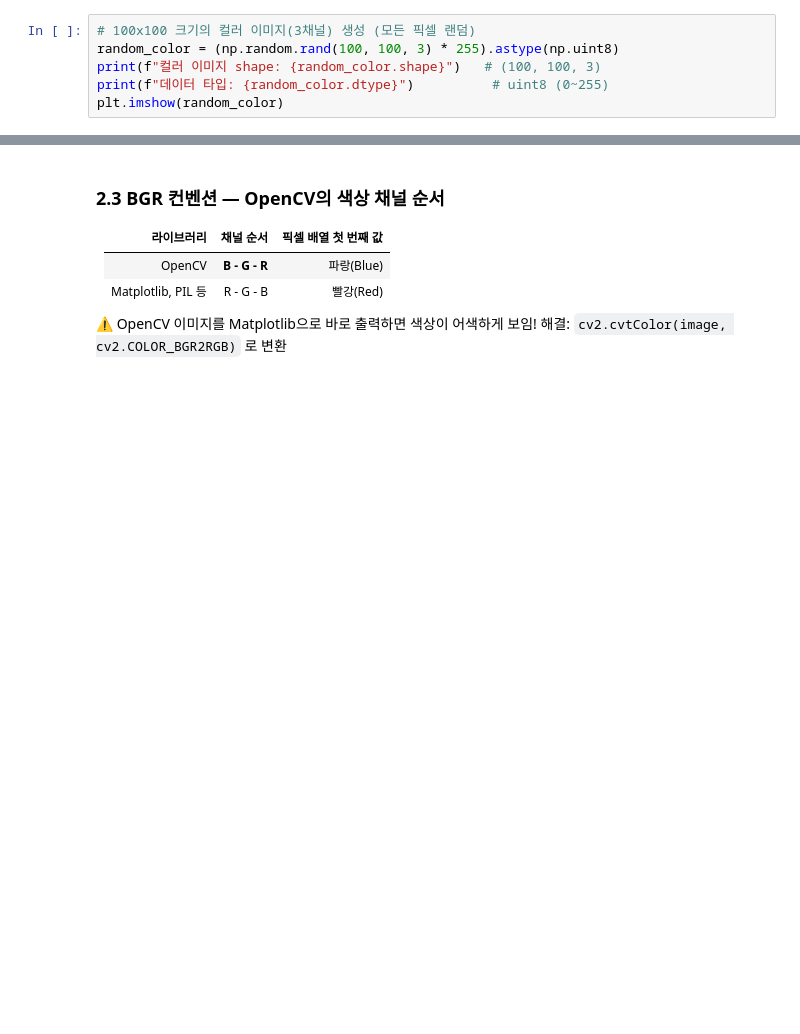
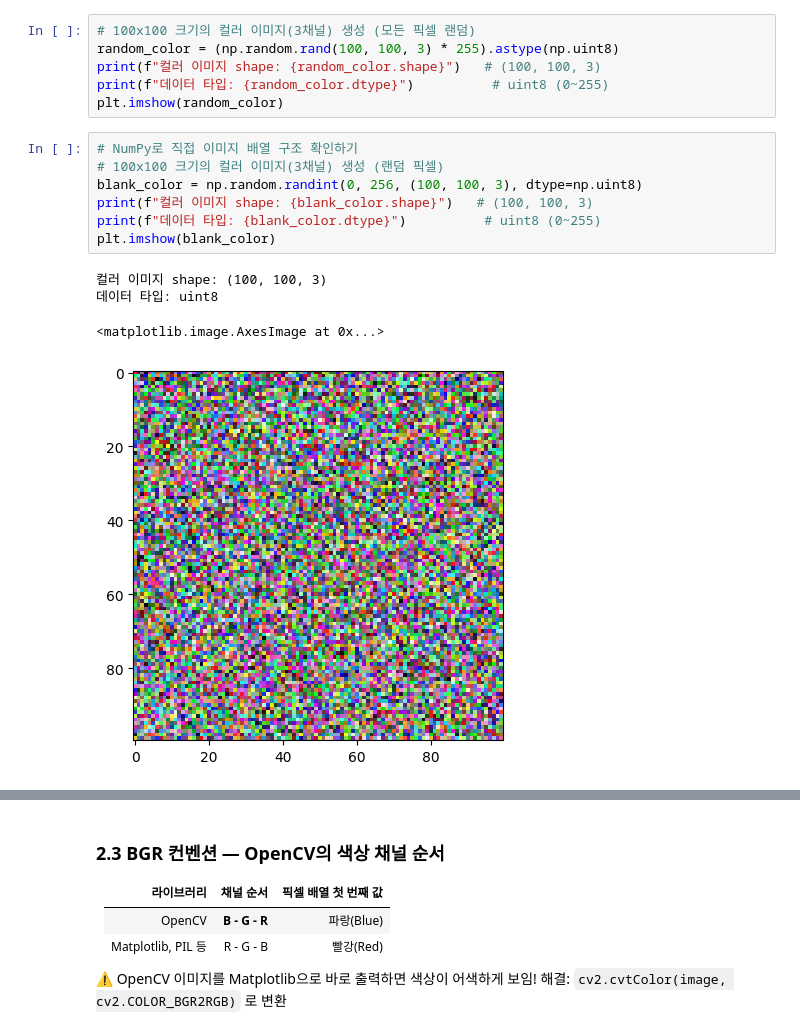
Before and after one commit to jhoon-Shim/physicalAI_Project, a Jupyter notebook: 04.01.OpenCV-Basic.ipynb, the cells around one changed output, grey strips where cells are left out. Saved outputs shown, nothing was run; the diff lists cells and outputs as text; blank space fills up the shorter version.

```diff
--- a/04.01.OpenCV-Basic.ipynb
+++ b/04.01.OpenCV-Basic.ipynb
@@ -87,6 +94,18 @@ random_color = (np.random.rand(100, 100, 3) * 255).astype(np.uint8)
 print(f"컬러 이미지 shape: {random_color.shape}")   # (100, 100, 3)
 print(f"데이터 타입: {random_color.dtype}")          # uint8 (0~255)
 plt.imshow(random_color)
+# %%
+# NumPy로 직접 이미지 배열 구조 확인하기
+# 100x100 크기의 컬러 이미지(3채널) 생성 (랜덤 픽셀)
+blank_color = np.random.randint(0, 256, (100, 100, 3), dtype=np.uint8)
+print(f"컬러 이미지 shape: {blank_color.shape}")   # (100, 100, 3)
+print(f"데이터 타입: {blank_color.dtype}")          # uint8 (0~255)
+plt.imshow(blank_color)
+# %% [output]
+컬러 이미지 shape: (100, 100, 3)
+데이터 타입: uint8
+<matplotlib.image.AxesImage at 0x...>
+[figure, added]
 # %%
 # 100x100 크기의 그레이스케일 이미지(1채널) 생성
 blank_gray = np.zeros((100, 100), dtype=np.uint8)
```
Also changed, not shown: parts of 29 cells of this notebook, 15 other files.
